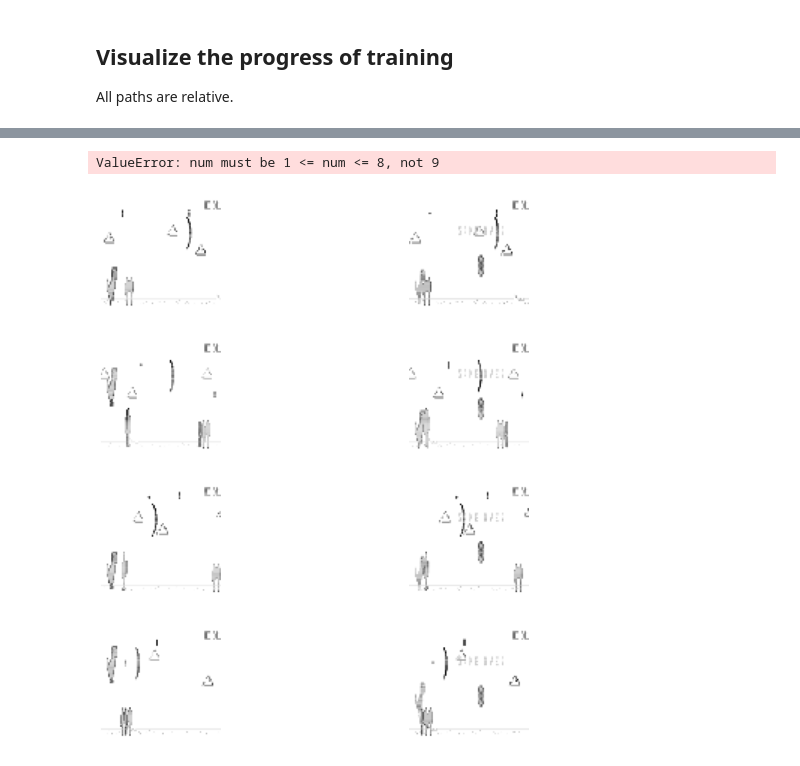
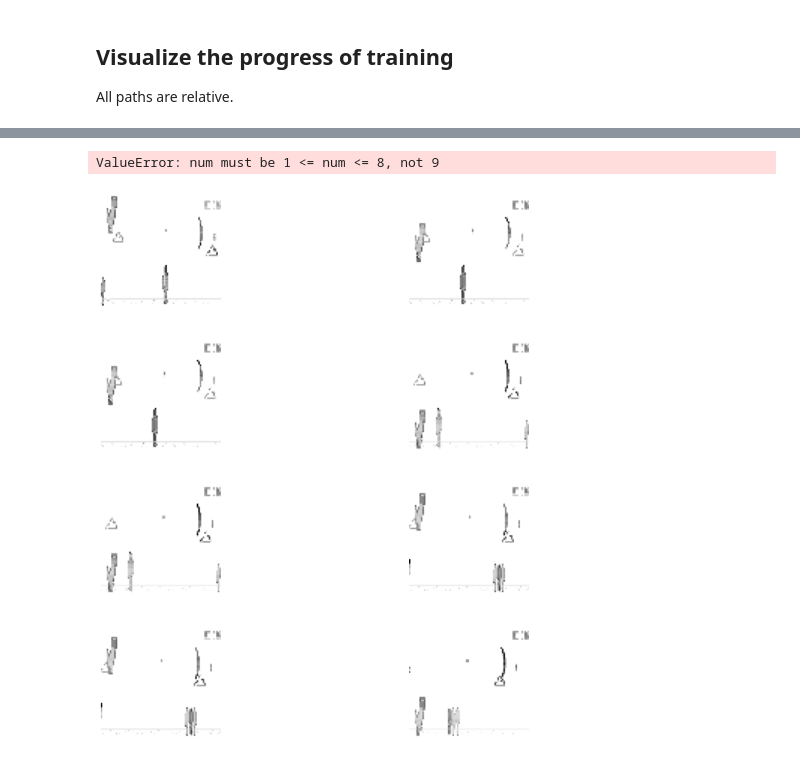
Before and after one commit to SouravDas25/Dino-Game, a Jupyter notebook: Visualize training Progress.ipynb, the cells around one changed output, grey strips where cells are left out. Drawn from its saved outputs; the diff is of its cells as text; code cells hidden in the pictures.

```diff
--- a/Visualize training Progress.ipynb
+++ b/Visualize training Progress.ipynb
@@ -53,32 +53,32 @@ minibatch = D
 # %%
 inputs = np.zeros((43, 80, 80, 1))
 
 fig = plt.figure(figsize=(15, 15))
 
 rows = 4
 columns = 2
 
 count = 0
 
-for i in range(600, 700):
+for i in range(6000, 7000):
     state_t = minibatch[i][0]  # 4D stack of images
     action_t = minibatch[i][1]  # This is action index
     reward_t = minibatch[i][2]  # reward at state_t due to action_t
     state_t1 = minibatch[i][3]  # next state
     is_over = minibatch[i][4]
     if reward_t == -1 :
         st = np.reshape(state_t, (80,80))
         st1 = np.reshape(state_t1, (80,80))
         count = count + 1
         fig.add_subplot(rows, columns, count)
         plt.imshow(st, cmap = plt.cm.binary)
         plt.axis("off")
         count = count + 1
         fig.add_subplot(rows, columns, count)
         plt.imshow(st1, cmap = plt.cm.binary)
         plt.axis("off")
 
 print(action_t,i)
 # %% [output]
 ValueError: num must be 1 <= num <= 8, not 9
-[figure, old version]
+[figure, new version]
```
Also changed, not shown: parts of 1 cell of this notebook, 11 other files.
